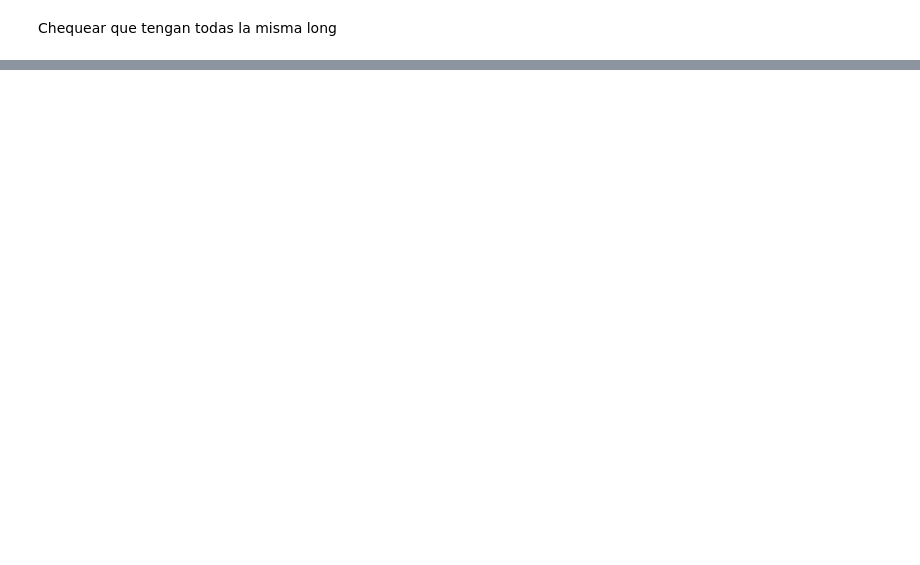
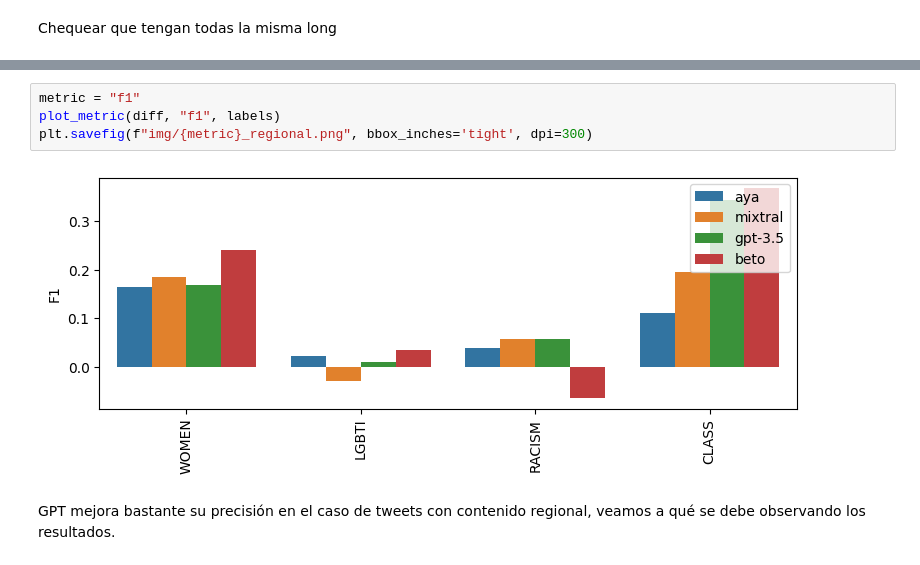
Before and after one commit to finiteautomata/rioplatense_hate_speech, a Jupyter notebook: notebooks/Results_regionalisms.ipynb, the cells around one changed output, grey strips where cells are left out. Saved outputs shown, nothing was run; the diff lists cells and outputs as text; blank space fills up the shorter version.

Commit message:
Agrego más resultados

```diff
--- a/notebooks/Results_regionalisms.ipynb
+++ b/notebooks/Results_regionalisms.ipynb
@@ -335,0 +270,8 @@ plot_metric(diff, "recall", all_labels)
+# %%
+metric = "f1"
+plot_metric(diff, "f1", labels)
+plt.savefig(f"img/{metric}_regional.png", bbox_inches='tight', dpi=300)
+# %% [output]
+[figure, added]
+# %% [markdown]
+GPT mejora bastante su precisión en el caso de tweets con contenido regional, veamos a qué se debe observando los resultados.
```
Also changed, not shown: parts of 38 cells of this notebook, 7 other files.
